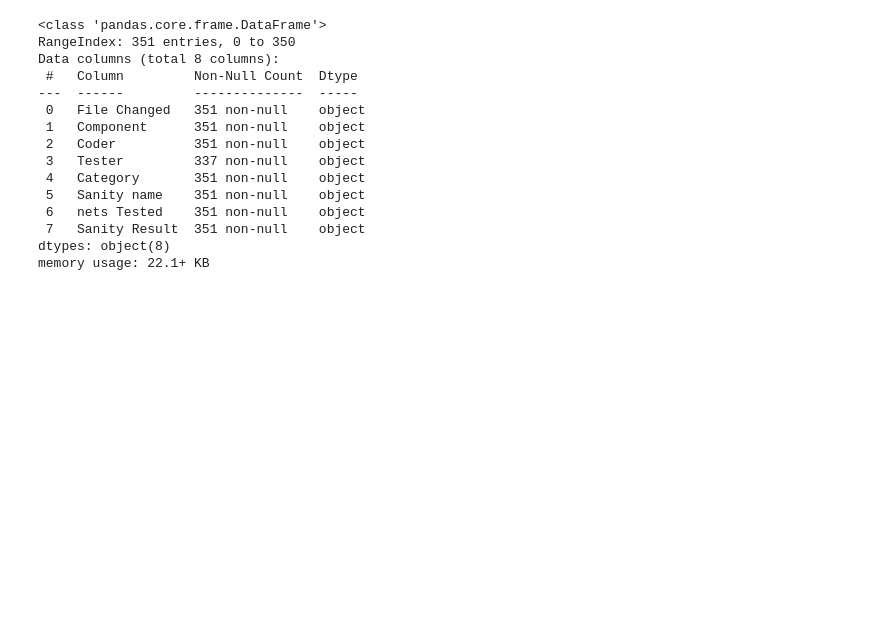
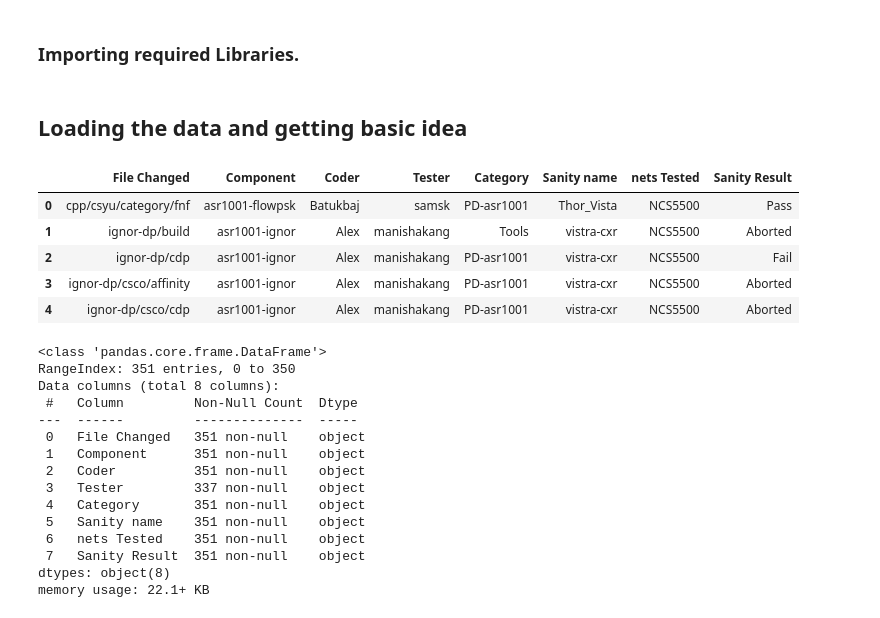
Before and after one commit to jabhavya/Convolve, a Jupyter notebook: Convolve_PS2_Oversampling_LDA.ipynb, the cells around one changed output. Drawn from its saved outputs; the diff is of its cells as text; code cells hidden in the pictures; blank space fills up the shorter version.

```diff
--- a/Convolve_PS2_Oversampling_LDA.ipynb
+++ b/Convolve_PS2_Oversampling_LDA.ipynb
@@ -5,0 +3,2 @@ import numpy as np
+# %% [markdown]
+### Importing required Libraries.
@@ -6,5 +22,15 @@ import numpy as np
+# %% [markdown]
+## Loading the data and getting basic idea
 # %%
 df = pd.read_excel('/content/FileAndResults_Problem2.xlsx')
+df.head()
+# %% [output]
+|  | File Changed | Component | Coder | Tester | Category | Sanity name | nets Tested | Sanity Result |
+| 0 | cpp/csyu/category/fnf | asr1001-flowpsk | Batukbaj | samsk | PD-asr1001 | Thor_Vista | NCS5500 | Pass |
+| 1 | ignor-dp/build | asr1001-ignor | Alex | manishakang | Tools | vistra-cxr | NCS5500 | Aborted |
+| 2 | ignor-dp/cdp | asr1001-ignor | Alex | manishakang | PD-asr1001 | vistra-cxr | NCS5500 | Fail |
+| 3 | ignor-dp/csco/affinity | asr1001-ignor | Alex | manishakang | PD-asr1001 | vistra-cxr | NCS5500 | Aborted |
+| 4 | ignor-dp/csco/cdp | asr1001-ignor | Alex | manishakang | PD-asr1001 | vistra-cxr | NCS5500 | Aborted |
 # %%
 df.info()
 # %% [output]
```
Also changed, not shown: parts of 14 cells of this notebook.
